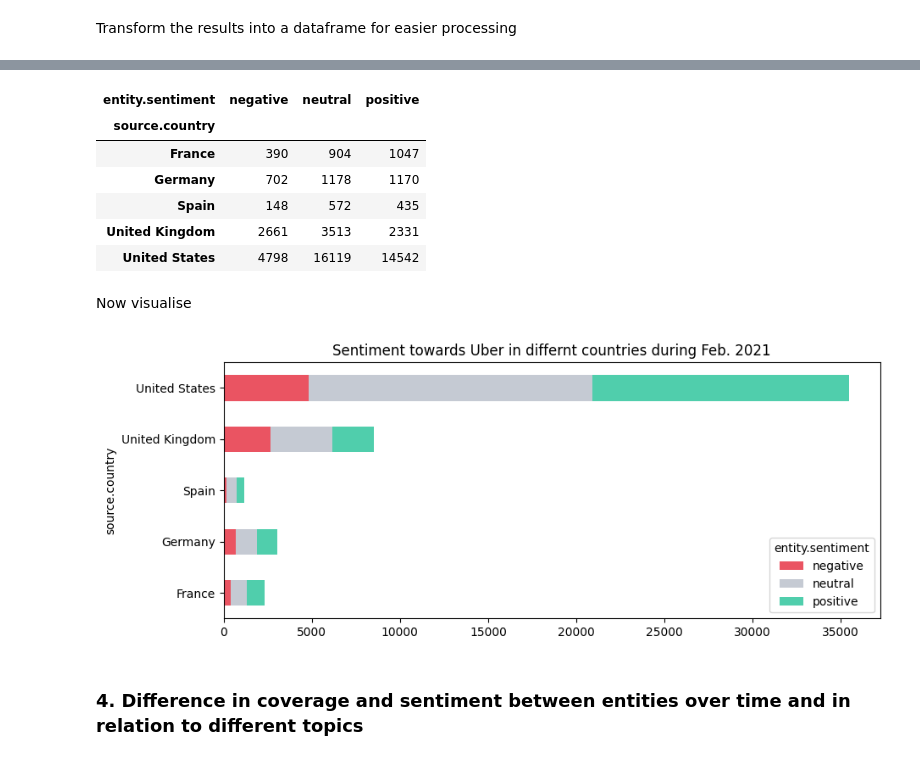
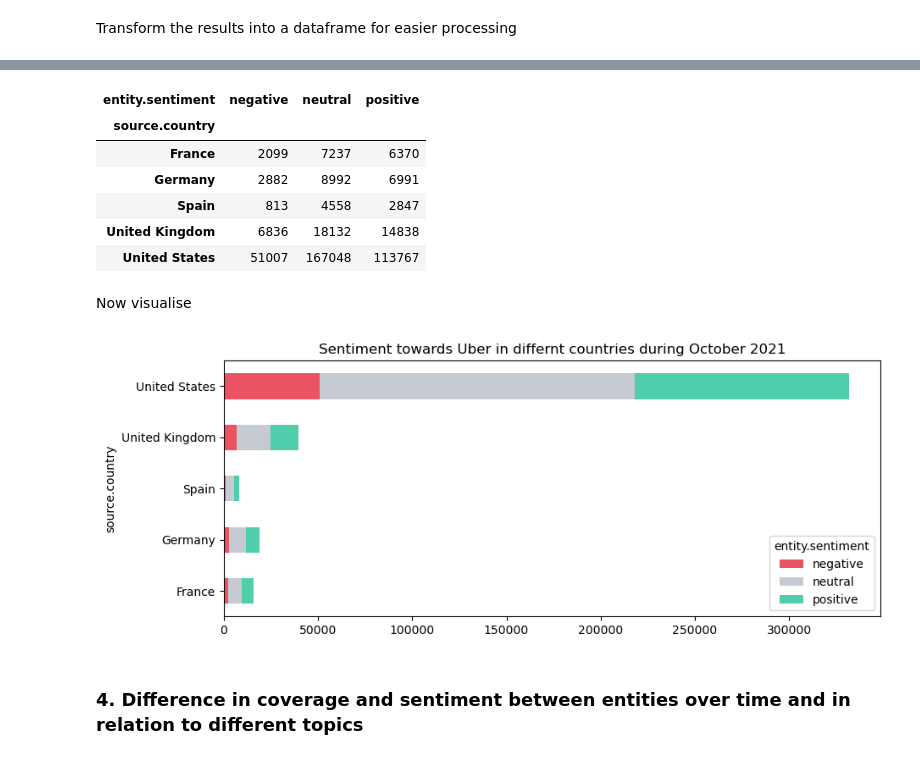
Before and after one commit to signal-ai/signal-api-tools, a Jupyter notebook: notebooks/metrics_tutorial.ipynb, the cells around one changed output, grey strips where cells are left out. Saved outputs shown, nothing was run; the diff lists cells and outputs as text; code cells hidden in the pictures.

```diff
--- a/notebooks/metrics_tutorial.ipynb
+++ b/notebooks/metrics_tutorial.ipynb
@@ -359,11 +376,19 @@ countries = [
     "Spain"
     ]
 
+# idnetify the start and end date of the query
+last_day_prev_month = datetime.datetime.today().replace(day=1)- datetime.timedelta(days=1) # if today is 2021-11-19, this will give us 2021-10-31
+last_day_prev_month_str = last_day_prev_month.strftime('%Y-%m-%d')
+first_day_prev_month = last_day_prev_month.replace(day=1)
+first_day_prev_month_str = first_day_prev_month.strftime('%Y-%m-%d')
+
+
+
 query = {
     "where": {
         "published-at": {
             "gte": "2021-02-01",
-            "lt": "2021-03-01"
+            "lte": last_day_prev_month_str
         },
         # Here we can narrow our search by selecting only the documents where Uber is mentioned
         "entities": {
@@ -411,27 +436,27 @@ stacked_df.head(10)
 # %% [output]
 | entity.sentiment | negative | neutral | positive |
 | source.country |  |  |  |
-| France | 390 | 904 | 1047 |
-| Germany | 702 | 1178 | 1170 |
-| Spain | 148 | 572 | 435 |
-| United Kingdom | 2661 | 3513 | 2331 |
-| United States | 4798 | 16119 | 14542 |
+| France | 2099 | 7237 | 6370 |
+| Germany | 2882 | 8992 | 6991 |
+| Spain | 813 | 4558 | 2847 |
+| United Kingdom | 6836 | 18132 | 14838 |
+| United States | 51007 | 167048 | 113767 |
 # %% [markdown]
 Now visualise
 # %%
 import matplotlib.pyplot as plt
 %matplotlib inline
 
 fig = plt.figure(figsize=[10,4], dpi=100, facecolor='w')
 ax1 = plt.subplot(111)
 stacked_df.plot.barh(
     stacked=True,
     ax=ax1,
     color=['#EA5462', '#C5CAD3' ,'#50CEAC']
 )
-_ = ax1.set_title('Sentiment towards Uber in differnt countries during Feb. 2021')
+_ = ax1.set_title('Sentiment towards Uber in differnt countries during {}'.format(first_day_prev_month.strftime('%B %Y')))
 # %% [output]
-[figure, old version]
+[figure, new version]
 # %% [markdown]
 ### 4. Difference in coverage and sentiment between entities over time and in relation to different topics
 # %% [markdown]
```
Also changed, not shown: parts of 23 cells of this notebook.
